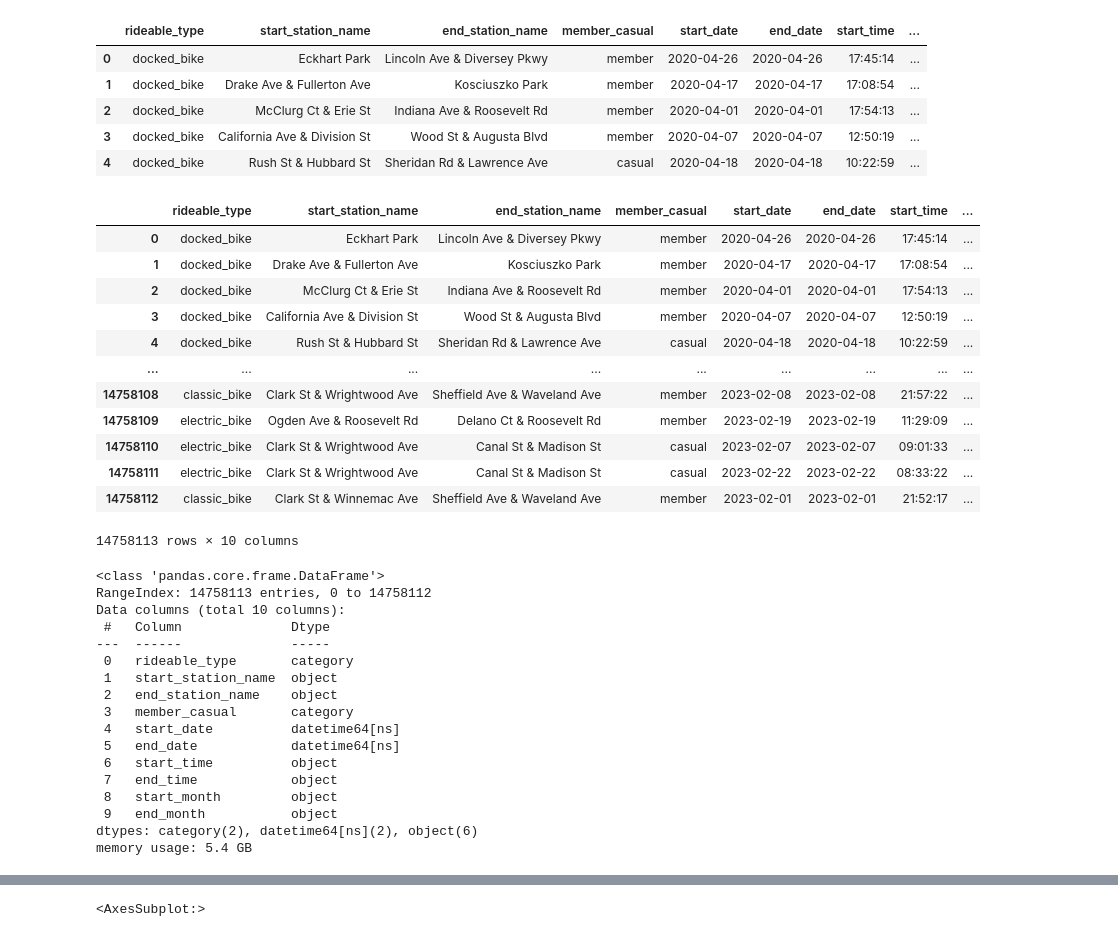
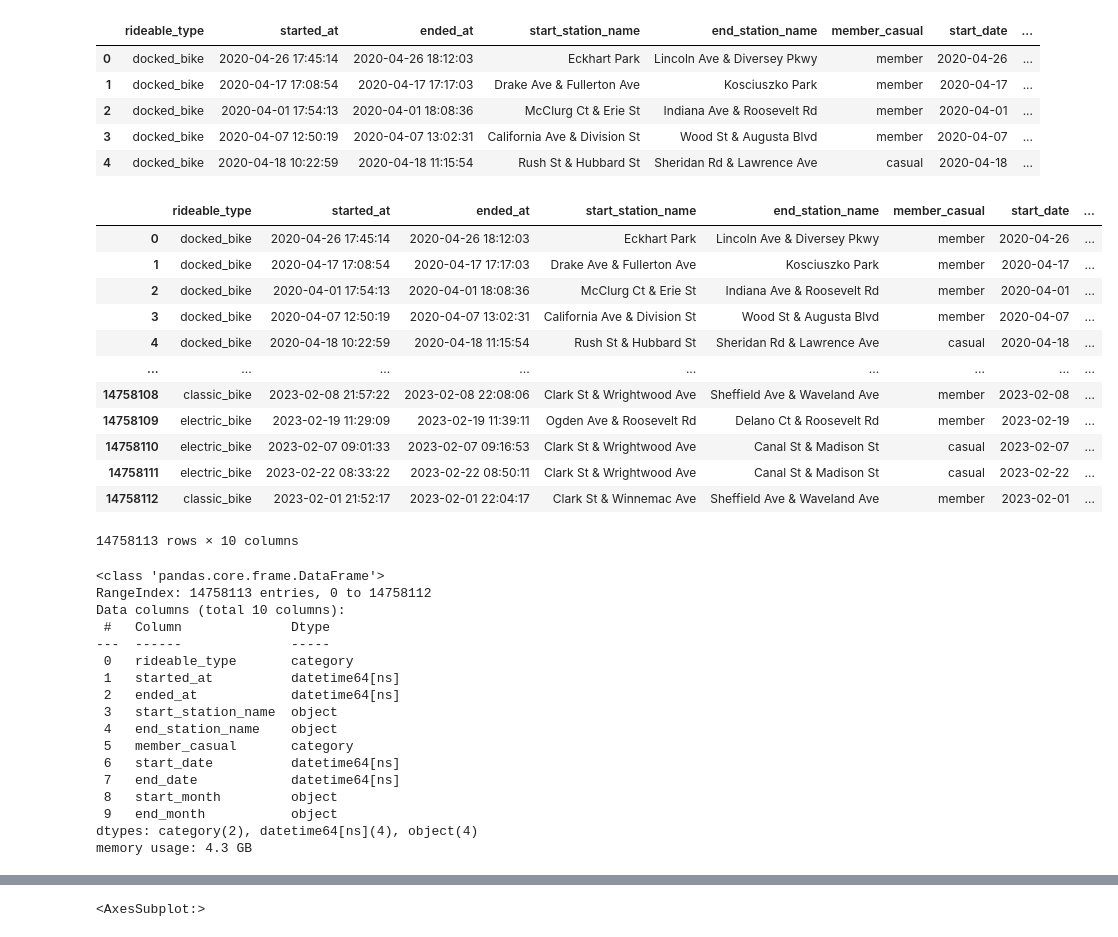
Before and after one commit to paul-trood/bicycle_sharing, a Jupyter notebook: 03_data_exploration.ipynb, the cells around one changed output, grey strips where cells are left out. Cells and saved outputs as stored; diff of their text form; code cells hidden in the pictures.

```diff
--- a/03_data_exploration.ipynb
+++ b/03_data_exploration.ipynb
@@ -22,10 +11,23 @@ df["end_time"] = pd.to_datetime(df["end_time"], format='%H:%M:%S').dt.time
+# %%
+# Columns needed to be parsed as datetime
+dates = [
+
+            "started_at",
+            "ended_at"
+]
+
+# Drop columns
+cols_to_drop = ["Year","start_time","end_time","start_date","end_date",]
+
+# Read csv
+df = pd.read_csv("bicycle_sharing_cleaned.csv",parse_dates=dates).drop(cols_to_drop,axis=1)
 # %%
 df.head()
 # %% [output]
-|  | rideable_type | start_station_name | end_station_name | member_casual | start_date | end_date | start_time | ... |
-| 0 | docked_bike | Eckhart Park | Lincoln Ave & Diversey Pkwy | member | 2020-04-26 | 2020-04-26 | 17:45:14 | ... |
-| 1 | docked_bike | Drake Ave & Fullerton Ave | Kosciuszko Park | member | 2020-04-17 | 2020-04-17 | 17:08:54 | ... |
-| 2 | docked_bike | McClurg Ct & Erie St | Indiana Ave & Roosevelt Rd | member | 2020-04-01 | 2020-04-01 | 17:54:13 | ... |
-| 3 | docked_bike | California Ave & Division St | Wood St & Augusta Blvd | member | 2020-04-07 | 2020-04-07 | 12:50:19 | ... |
-| 4 | docked_bike | Rush St & Hubbard St | Sheridan Rd & Lawrence Ave | casual | 2020-04-18 | 2020-04-18 | 10:22:59 | ... |
+|  | rideable_type | started_at | ended_at | start_station_name | end_station_name | member_casual | start_date | ... |
+| 0 | docked_bike | 2020-04-26 17:45:14 | 2020-04-26 18:12:03 | Eckhart Park | Lincoln Ave & Diversey Pkwy | member | 2020-04-26 | ... |
+| 1 | docked_bike | 2020-04-17 17:08:54 | 2020-04-17 17:17:03 | Drake Ave & Fullerton Ave | Kosciuszko Park | member | 2020-04-17 | ... |
+| 2 | docked_bike | 2020-04-01 17:54:13 | 2020-04-01 18:08:36 | McClurg Ct & Erie St | Indiana Ave & Roosevelt Rd | member | 2020-04-01 | ... |
+| 3 | docked_bike | 2020-04-07 12:50:19 | 2020-04-07 13:02:31 | California Ave & Division St | Wood St & Augusta Blvd | member | 2020-04-07 | ... |
+| 4 | docked_bike | 2020-04-18 10:22:59 | 2020-04-18 11:15:54 | Rush St & Hubbard St | Sheridan Rd & Lawrence Ave | casual | 2020-04-18 | ... |
 # %%
@@ -32,19 +35,19 @@ df.head()
 df[["rideable_type","member_casual"]] = df[["rideable_type","member_casual"]].astype("category")
 # %%
-df
+df.head()
 # %% [output]
-|  | rideable_type | start_station_name | end_station_name | member_casual | start_date | end_date | start_time | ... |
-| 0 | docked_bike | Eckhart Park | Lincoln Ave & Diversey Pkwy | member | 2020-04-26 | 2020-04-26 | 17:45:14 | ... |
-| 1 | docked_bike | Drake Ave & Fullerton Ave | Kosciuszko Park | member | 2020-04-17 | 2020-04-17 | 17:08:54 | ... |
-| 2 | docked_bike | McClurg Ct & Erie St | Indiana Ave & Roosevelt Rd | member | 2020-04-01 | 2020-04-01 | 17:54:13 | ... |
-| 3 | docked_bike | California Ave & Division St | Wood St & Augusta Blvd | member | 2020-04-07 | 2020-04-07 | 12:50:19 | ... |
-| 4 | docked_bike | Rush St & Hubbard St | Sheridan Rd & Lawrence Ave | casual | 2020-04-18 | 2020-04-18 | 10:22:59 | ... |
+|  | rideable_type | started_at | ended_at | start_station_name | end_station_name | member_casual | start_date | ... |
+| 0 | docked_bike | 2020-04-26 17:45:14 | 2020-04-26 18:12:03 | Eckhart Park | Lincoln Ave & Diversey Pkwy | member | 2020-04-26 | ... |
+| 1 | docked_bike | 2020-04-17 17:08:54 | 2020-04-17 17:17:03 | Drake Ave & Fullerton Ave | Kosciuszko Park | member | 2020-04-17 | ... |
+| 2 | docked_bike | 2020-04-01 17:54:13 | 2020-04-01 18:08:36 | McClurg Ct & Erie St | Indiana Ave & Roosevelt Rd | member | 2020-04-01 | ... |
+| 3 | docked_bike | 2020-04-07 12:50:19 | 2020-04-07 13:02:31 | California Ave & Division St | Wood St & Augusta Blvd | member | 2020-04-07 | ... |
+| 4 | docked_bike | 2020-04-18 10:22:59 | 2020-04-18 11:15:54 | Rush St & Hubbard St | Sheridan Rd & Lawrence Ave | casual | 2020-04-18 | ... |
 | ... | ... | ... | ... | ... | ... | ... | ... | ... |
-| 14758108 | classic_bike | Clark St & Wrightwood Ave | Sheffield Ave & Waveland Ave | member | 2023-02-08 | 2023-02-08 | 21:57:22 | ... |
-| 14758109 | electric_bike | Ogden Ave & Roosevelt Rd | Delano Ct & Roosevelt Rd | member | 2023-02-19 | 2023-02-19 | 11:29:09 | ... |
-| 14758110 | electric_bike | Clark St & Wrightwood Ave | Canal St & Madison St | casual | 2023-02-07 | 2023-02-07 | 09:01:33 | ... |
-| 14758111 | electric_bike | Clark St & Wrightwood Ave | Canal St & Madison St | casual | 2023-02-22 | 2023-02-22 | 08:33:22 | ... |
-| 14758112 | classic_bike | Clark St & Winnemac Ave | Sheffield Ave & Waveland Ave | member | 2023-02-01 | 2023-02-01 | 21:52:17 | ... |
+| 14758108 | classic_bike | 2023-02-08 21:57:22 | 2023-02-08 22:08:06 | Clark St & Wrightwood Ave | Sheffield Ave & Waveland Ave | member | 2023-02-08 | ... |
+| 14758109 | electric_bike | 2023-02-19 11:29:09 | 2023-02-19 11:39:11 | Ogden Ave & Roosevelt Rd | Delano Ct & Roosevelt Rd | member | 2023-02-19 | ... |
+| 14758110 | electric_bike | 2023-02-07 09:01:33 | 2023-02-07 09:16:53 | Clark St & Wrightwood Ave | Canal St & Madison St | casual | 2023-02-07 | ... |
+| 14758111 | electric_bike | 2023-02-22 08:33:22 | 2023-02-22 08:50:11 | Clark St & Wrightwood Ave | Canal St & Madison St | casual | 2023-02-22 | ... |
+| 14758112 | classic_bike | 2023-02-01 21:52:17 | 2023-02-01 22:04:17 | Clark St & Winnemac Ave | Sheffield Ave & Waveland Ave | member | 2023-02-01 | ... |
 14758113 rows × 10 columns
 # %%
 df.info(memory_usage="deep")
@@ -55,14 +58,14 @@ Data columns (total 10 columns):
  #   Column              Dtype
 ---  ------              -----
  0   rideable_type       category
- 1   start_station_name  object
- 2   end_station_name    object
- 3   member_casual       category
- 4   start_date          datetime64[ns]
- 5   end_date            datetime64[ns]
- 6   start_time          object
- 7   end_time            object
+ 1   started_at          datetime64[ns]
+ 2   ended_at            datetime64[ns]
+ 3   start_station_name  object
+ 4   end_station_name    object
+ 5   member_casual       category
+ 6   start_date          datetime64[ns]
+ 7   end_date            datetime64[ns]
  8   start_month         object
  9   end_month           object
-dtypes: category(2), datetime64[ns](2), object(6)
-memory usage: 5.4 GB
+dtypes: category(2), datetime64[ns](4), object(4)
+memory usage: 4.3 GB
```
Also changed, not shown: parts of 16 cells of this notebook.
